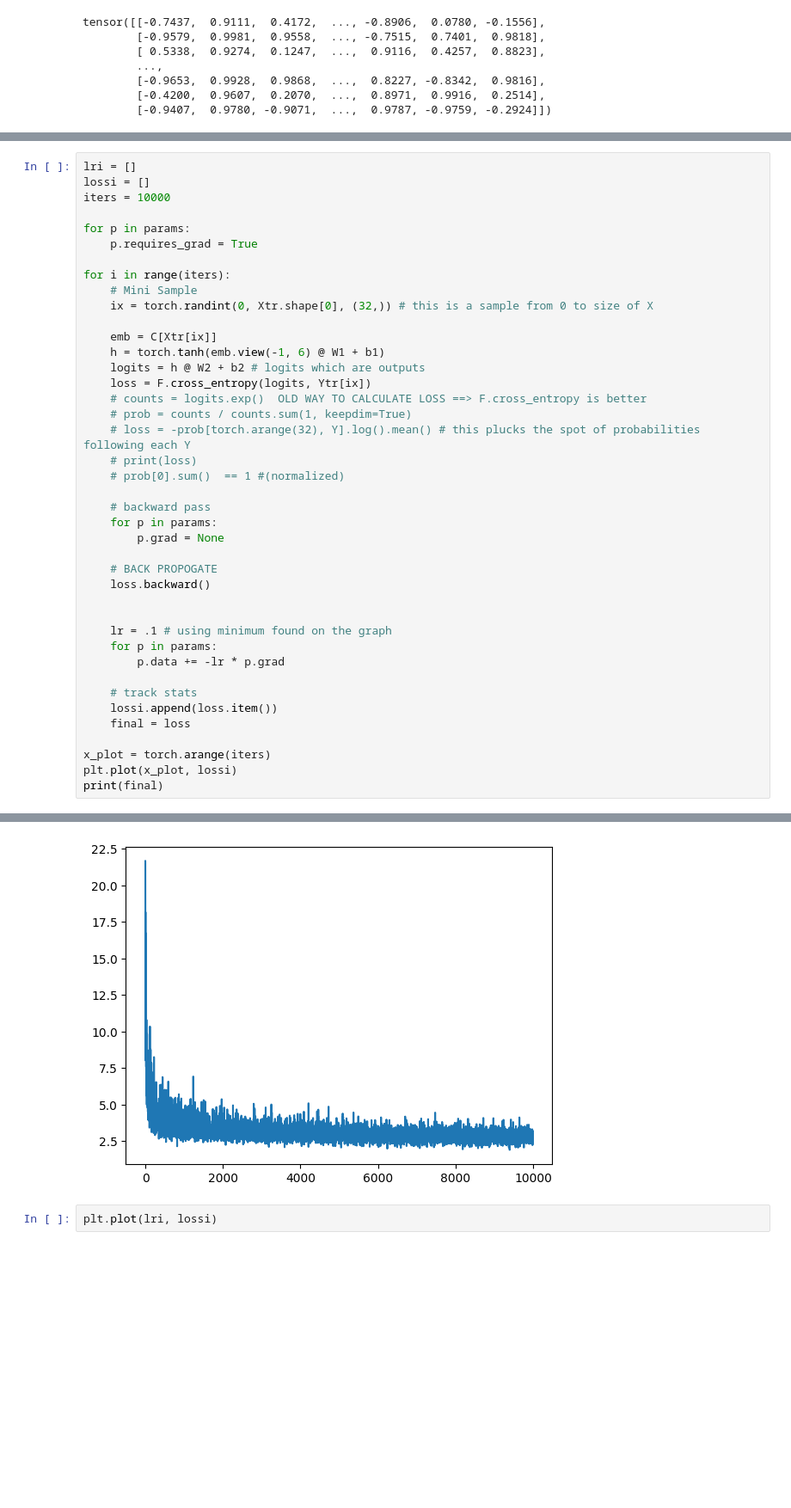
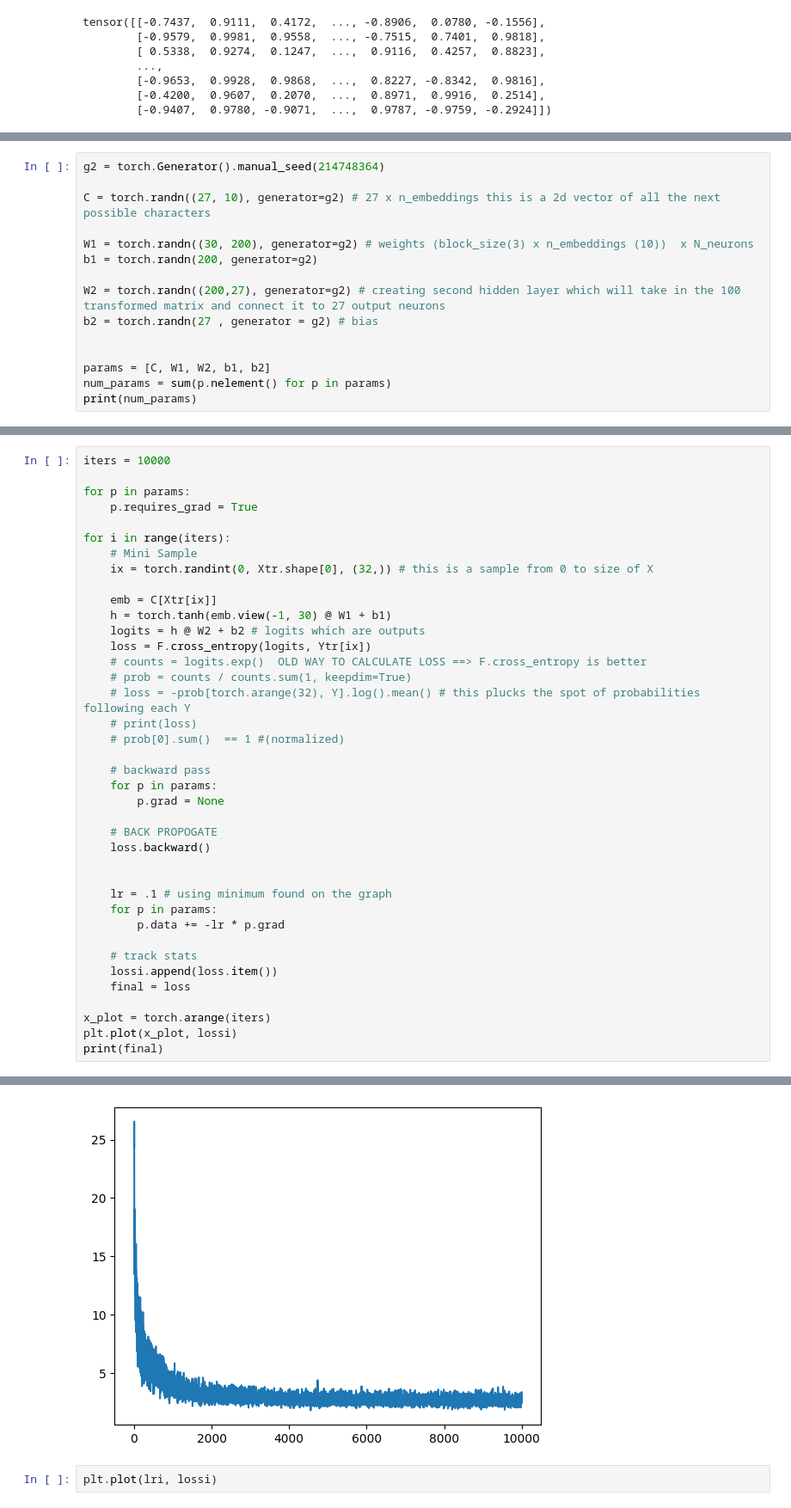
Before and after one commit to detroitnatif/LLM-V1, a Jupyter notebook: V3.ipynb, the cells around one changed output, grey strips where cells are left out. Shown at 86% size. Cells and saved outputs as stored; diff of their text form; blank space fills up the shorter version.

```diff
--- a/V3.ipynb
+++ b/V3.ipynb
@@ -180,0 +165,15 @@ torch.Size([27, 2])
+# %%
+g2 = torch.Generator().manual_seed(214748364)
+
+C = torch.randn((27, 10), generator=g2) # 27 x n_embeddings this is a 2d vector of all the next possible characters
+
+W1 = torch.randn((30, 200), generator=g2) # weights (block_size(3) x n_embeddings (10))  x N_neurons
+b1 = torch.randn(200, generator=g2)
+
+W2 = torch.randn((200,27), generator=g2) # creating second hidden layer which will take in the 100 transformed matrix and connect it to 27 output neurons
+b2 = torch.randn(27 , generator = g2) # bias
+
+
+params = [C, W1, W2, b1, b2]
+num_params = sum(p.nelement() for p in params)
+print(num_params)
@@ -181,6 +185,4 @@ torch.Size([27, 2])
 # %%
-lri = []
-lossi = []
 iters = 10000
 
 for p in params:
@@ -191,7 +193,7 @@ for i in range(iters):
     ix = torch.randint(0, Xtr.shape[0], (32,)) # this is a sample from 0 to size of X
 
     emb = C[Xtr[ix]]
-    h = torch.tanh(emb.view(-1, 6) @ W1 + b1)
+    h = torch.tanh(emb.view(-1, 30) @ W1 + b1)
     logits = h @ W2 + b2 # logits which are outputs
     loss = F.cross_entropy(logits, Ytr[ix])
     # counts = logits.exp()  OLD WAY TO CALCULATE LOSS ==> F.cross_entropy is better
@@ -224,4 +226,4 @@ tensor(2.7023, grad_fn=<NllLossBackward0>)
-[figure, old version]
+[figure, new version]
 # %%
 plt.plot(lri, lossi)
 # %% [output]
```
Also changed, not shown: parts of 12 cells of this notebook.
